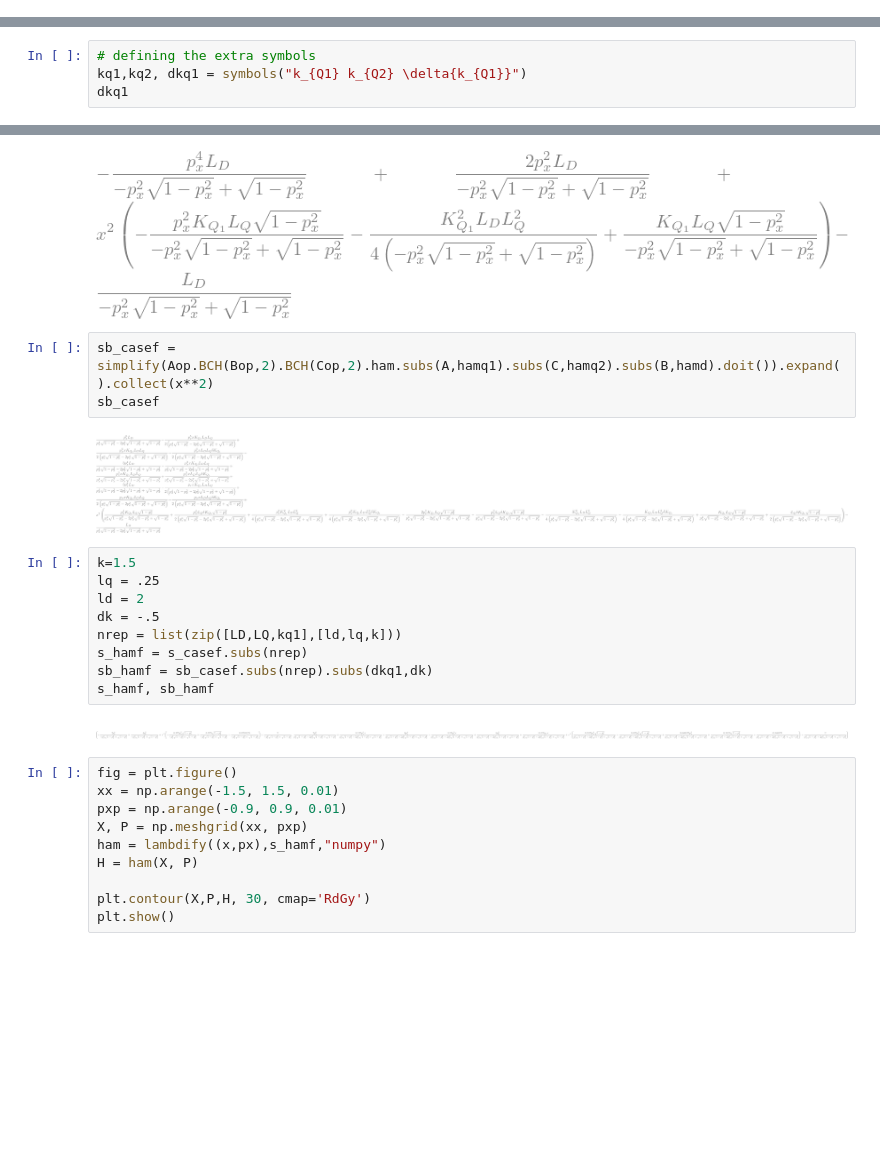
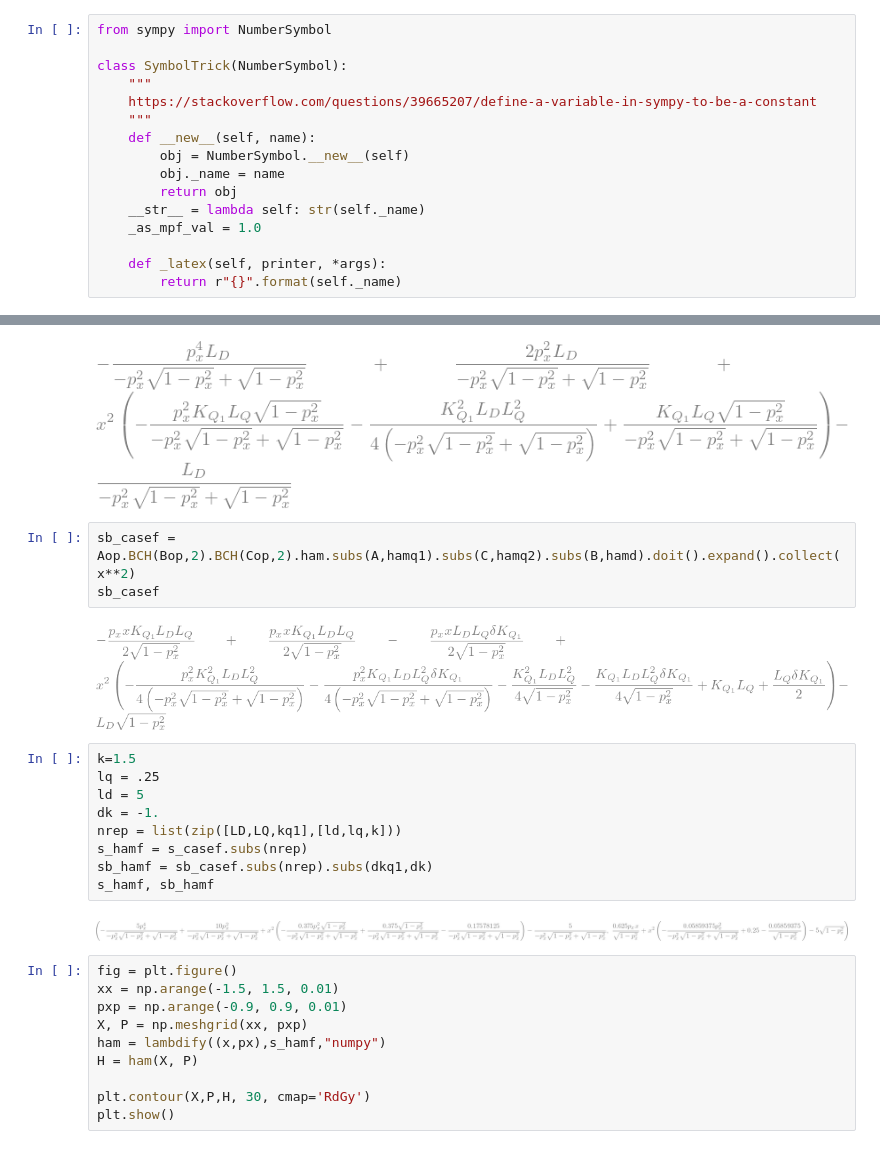
Before and after one commit to tomerten/acchamiltoniansandmatrices, a Jupyter notebook: acchamiltoniansandmatrices/Examples/Notebooks/SymbolicCalculations.ipynb, the cells around one changed output, grey strips where cells are left out. Saved outputs shown, nothing was run; the diff lists cells and outputs as text; blank space fills up the shorter version.

```diff
--- a/acchamiltoniansandmatrices/Examples/Notebooks/SymbolicCalculations.ipynb
+++ b/acchamiltoniansandmatrices/Examples/Notebooks/SymbolicCalculations.ipynb
@@ -185,0 +224,16 @@ print_latex(Aop.BCH(Bop,2).BCH(Cop,2).ham.expand(commutator=True).subs(C,A+da).e
+# %%
+from sympy import NumberSymbol
+
+class SymbolTrick(NumberSymbol):
+    """
+    https://stackoverflow.com/questions/39665207/define-a-variable-in-sympy-to-be-a-constant
+    """
+    def __new__(self, name):
+        obj = NumberSymbol.__new__(self)
+        obj._name = name
+        return obj
+    __str__ = lambda self: str(self._name)
+    _as_mpf_val = 1.0
+
+    def _latex(self, printer, *args):
+        return r"{}".format(self._name)
@@ -225,7 +418,3 @@ rep = list(zip([delta, px, y, py],[0,0,0,0]))
 hamq1 = HamQuad6DParaxialSecondOrder(beta0,gamma0,LQ,x,px,y,py,delta,kq1).subs(rep)
 hamq2 = HamQuad6DParaxialSecondOrder(beta0,gamma0,LQ,x,px,y,py,delta,kq1+dkq1).subs(rep)
 hamd  = HamDrift6DParaxialSecondOrder(beta0,gamma0,LD,x,px,y,py,delta).subs(delta,0).subs(py,0)
-# %%
-# defining the extra symbols
-kq1,kq2, dkq1 = symbols("k_{Q1} k_{Q2} \delta{k_{Q1}}")
-dkq1
@@ -361,21 +598,21 @@ s_casef
 # %% [output]
 [figure]
 # %%
-sb_casef = simplify(Aop.BCH(Bop,2).BCH(Cop,2).ham.subs(A,hamq1).subs(C,hamq2).subs(B,hamd).doit()).expand().collect(x**2)
+sb_casef = Aop.BCH(Bop,2).BCH(Cop,2).ham.subs(A,hamq1).subs(C,hamq2).subs(B,hamd).doit().expand().collect(x**2)
 sb_casef
 # %% [output]
-[figure, old version]
+[figure, new version]
 # %%
 k=1.5
 lq = .25
-ld = 2
-dk = -.5
+ld = 5
+dk = -1.
 nrep = list(zip([LD,LQ,kq1],[ld,lq,k]))
 s_hamf = s_casef.subs(nrep)
 sb_hamf = sb_casef.subs(nrep).subs(dkq1,dk)
 s_hamf, sb_hamf
 # %% [output]
-[figure, old version]
+[figure, new version]
 # %%
 fig = plt.figure()
 xx = np.arange(-1.5, 1.5, 0.01)
```
Also changed, not shown: parts of 39 cells of this notebook, 5 other files.
